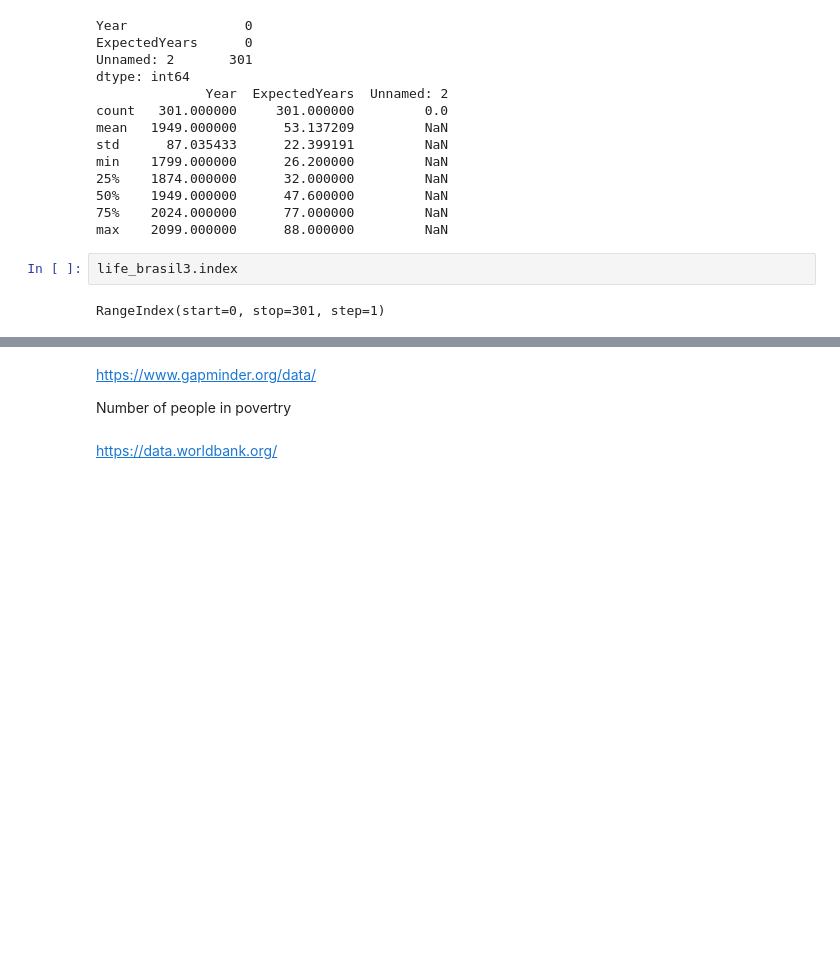
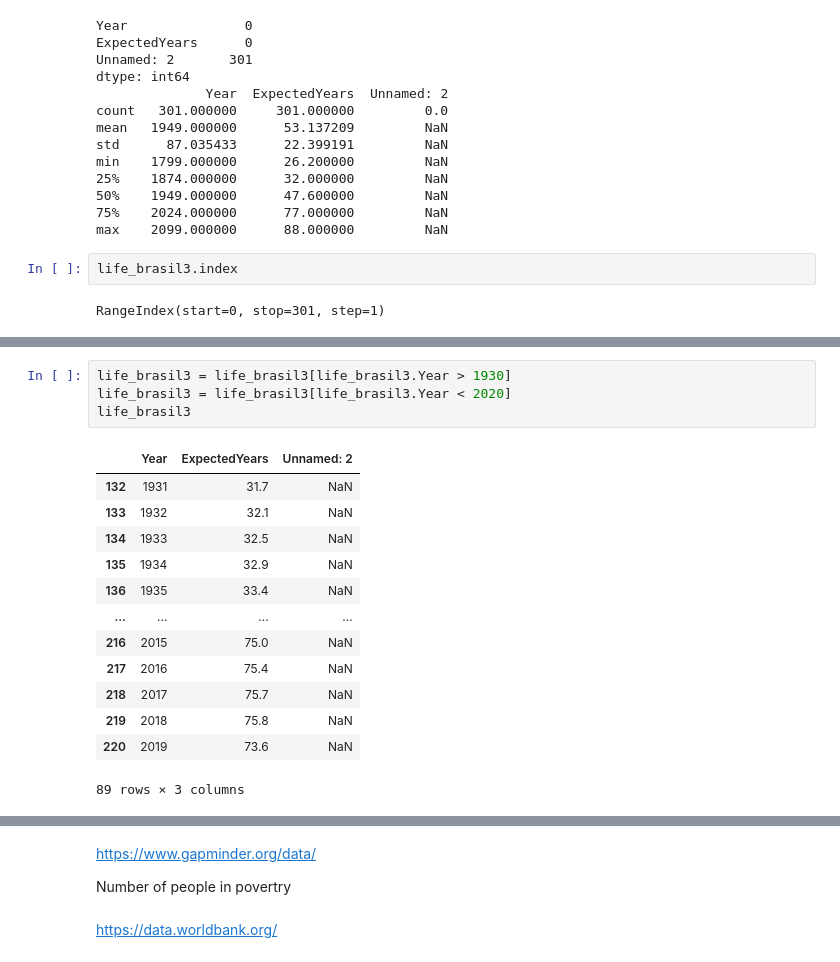
Before and after one commit to jrenatom/tarefa1_PL_A1, a Jupyter notebook: Tarefa4e_PL_Python_4.ipynb, the cells around one changed output, grey strips where cells are left out. Cells and saved outputs as stored; diff of their text form; blank space fills up the shorter version.

```diff
--- a/Tarefa4e_PL_Python_4.ipynb
+++ b/Tarefa4e_PL_Python_4.ipynb
@@ -485,3 +490,21 @@ Text(0, 0.5, 'Years')
+# %%
+life_brasil3 = life_brasil3[life_brasil3.Year > 1930]
+life_brasil3 = life_brasil3[life_brasil3.Year < 2020]
+life_brasil3
+# %% [output]
+|  | Year | ExpectedYears | Unnamed: 2 |
+| 132 | 1931 | 31.7 | NaN |
+| 133 | 1932 | 32.1 | NaN |
+| 134 | 1933 | 32.5 | NaN |
+| 135 | 1934 | 32.9 | NaN |
+| 136 | 1935 | 33.4 | NaN |
+| ... | ... | ... | ... |
+| 216 | 2015 | 75.0 | NaN |
+| 217 | 2016 | 75.4 | NaN |
+| 218 | 2017 | 75.7 | NaN |
+| 219 | 2018 | 75.8 | NaN |
+| 220 | 2019 | 73.6 | NaN |
+89 rows × 3 columns
 # %%
 plt.figure(figsize=(12,4)) # cria uma figura alterando o tamanho, figsize=(tamanho_horizontal,tamanho_vertical)
 plt.suptitle('2 Gráficos', fontsize=14, weight='bold', y=1.05)
```
Also changed, not shown: parts of 5 cells of this notebook.
